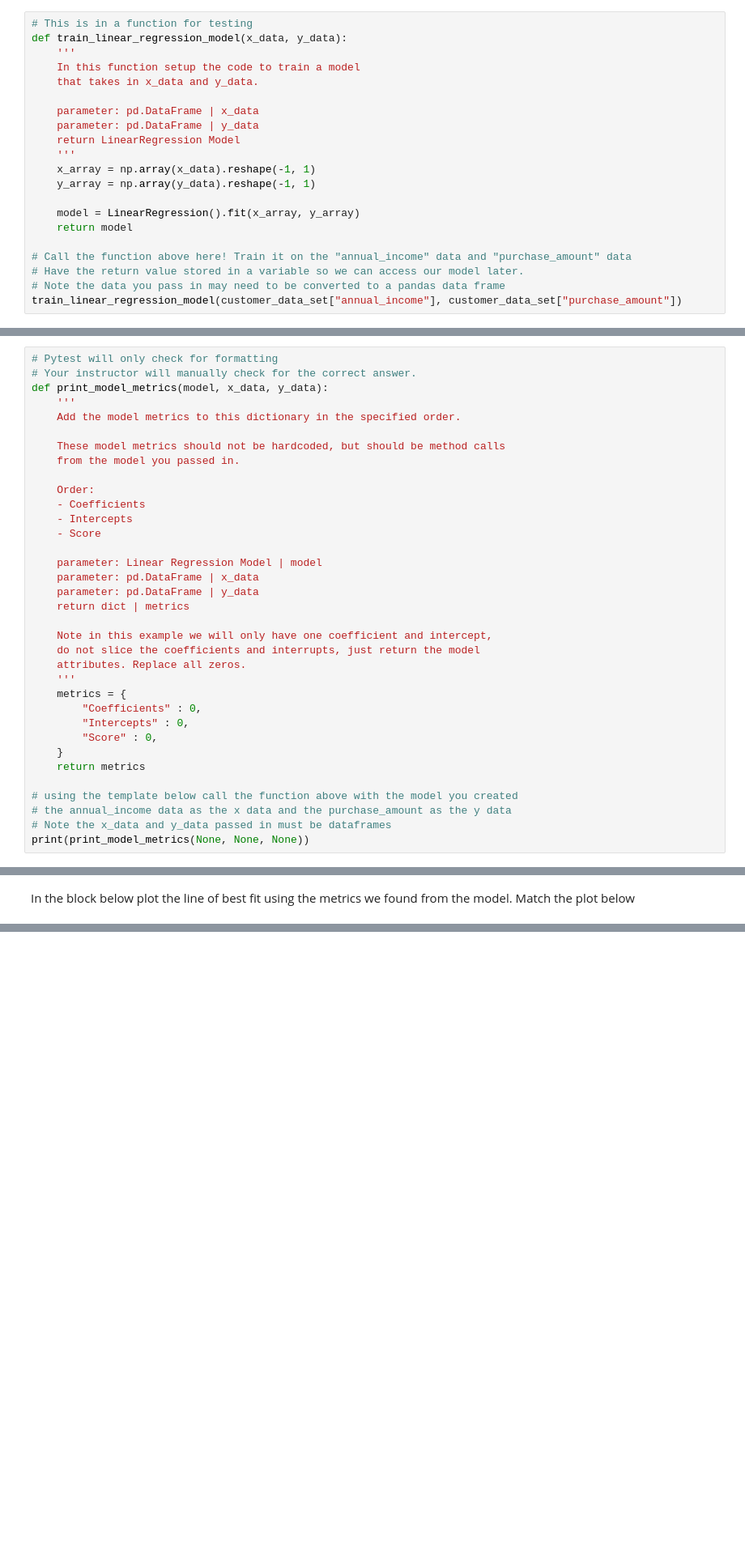
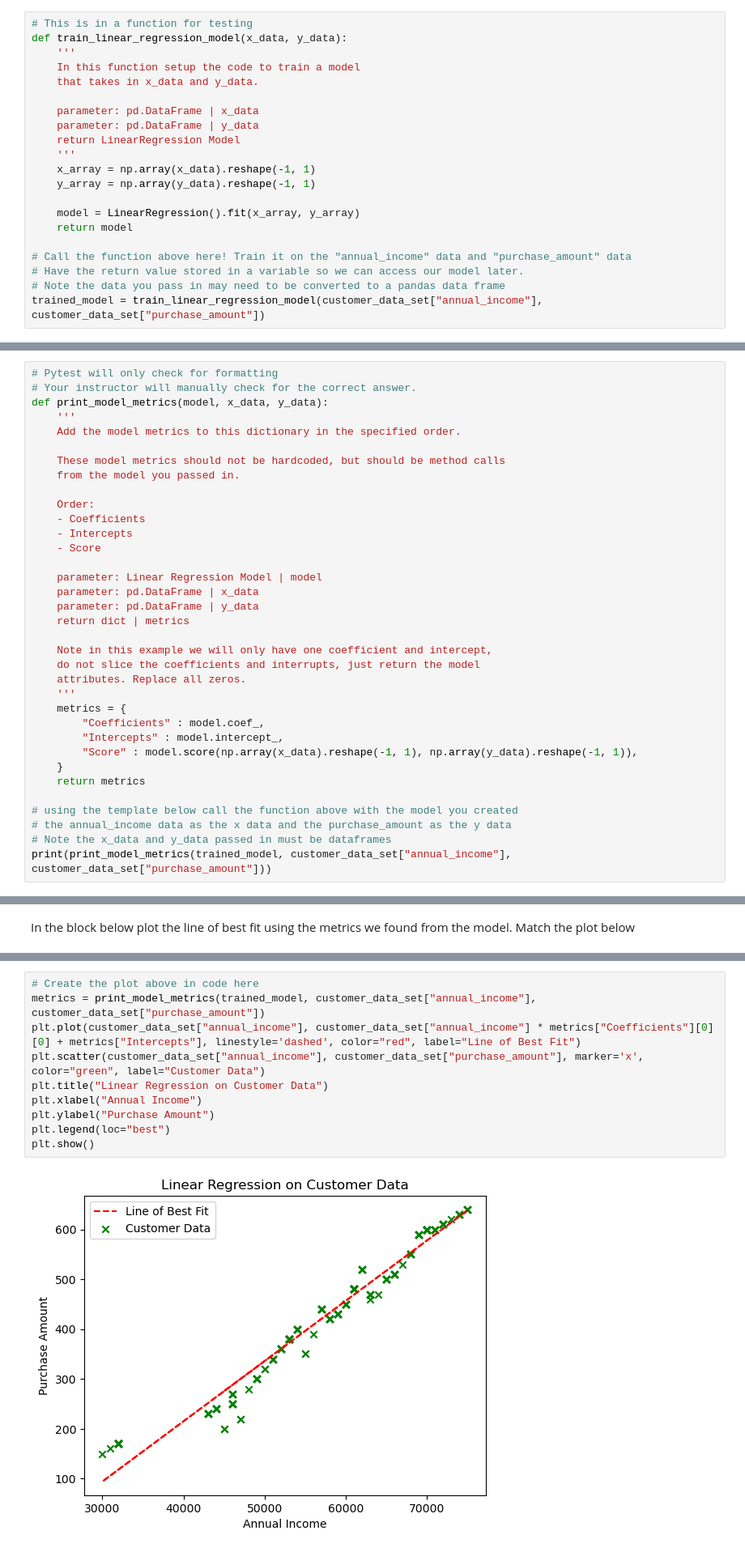
Before and after one commit to EverettTucker471/unit-3-linear-regression-hw-eftucker, a Jupyter notebook: unit_3_linear_regression_hw.ipynb, the cells around one changed output, grey strips where cells are left out. Shown: that part at 81% size. Drawn from its saved outputs; the diff is of its cells as text; blank space fills up the shorter version.

```diff
--- a/unit_3_linear_regression_hw.ipynb
+++ b/unit_3_linear_regression_hw.ipynb
@@ -146,5 +146,5 @@ def train_linear_regression_model(x_data, y_data):
 # Call the function above here! Train it on the "annual_income" data and "purchase_amount" data
 # Have the return value stored in a variable so we can access our model later.
 # Note the data you pass in may need to be converted to a pandas data frame
-train_linear_regression_model(customer_data_set["annual_income"], customer_data_set["purchase_amount"])
+trained_model = train_linear_regression_model(customer_data_set["annual_income"], customer_data_set["purchase_amount"])
 # %% [output]
@@ -179,14 +176,14 @@ def print_model_metrics(model, x_data, y_data):
     attributes. Replace all zeros.
     '''
     metrics = {
-        "Coefficients" : 0,
-        "Intercepts" : 0,
-        "Score" : 0,
+        "Coefficients" : model.coef_,
+        "Intercepts" : model.intercept_,
+        "Score" : model.score(np.array(x_data).reshape(-1, 1), np.array(y_data).reshape(-1, 1)),
     }
     return metrics
 
 # using the template below call the function above with the model you created
 # the annual_income data as the x data and the purchase_amount as the y data
 # Note the x_data and y_data passed in must be dataframes
-print(print_model_metrics(None, None, None))
+print(print_model_metrics(trained_model, customer_data_set["annual_income"], customer_data_set["purchase_amount"]))
 # %% [output]
@@ -200,3 +195,15 @@ In the block below plot the line of best fit using the metrics we found from the
+# %%
+# Create the plot above in code here
+metrics = print_model_metrics(trained_model, customer_data_set["annual_income"], customer_data_set["purchase_amount"])
+plt.plot(customer_data_set["annual_income"], customer_data_set["annual_income"] * metrics["Coefficients"][0][0] + metrics["Intercepts"], linestyle='dashed', color="red", label="Line of Best Fit")
+plt.scatter(customer_data_set["annual_income"], customer_data_set["purchase_amount"], marker='x', color="green", label="Customer Data")
+plt.title("Linear Regression on Customer Data")
+plt.xlabel("Annual Income")
+plt.ylabel("Purchase Amount")
+plt.legend(loc="best")
+plt.show()
+# %% [output]
+[figure, added]
 # %% [markdown]
 Write a summary below of your model's score and what it might mean also address the questions below:
 - What does the score you found mean?
```
Also changed, not shown: parts of 5 cells of this notebook.
